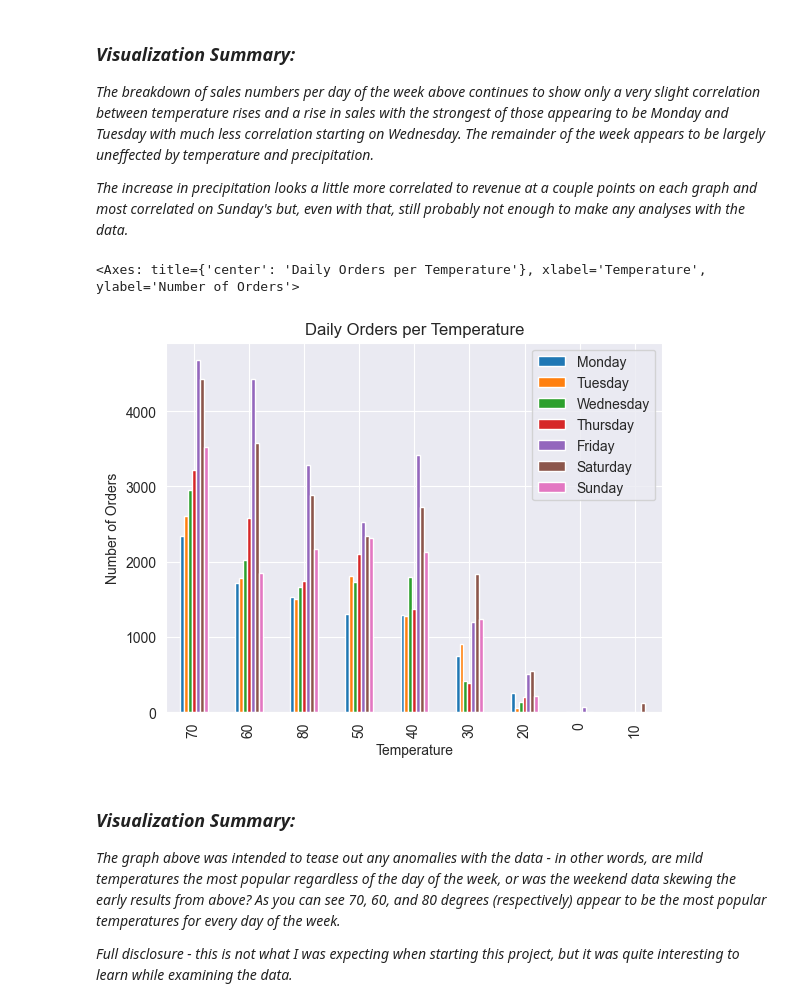
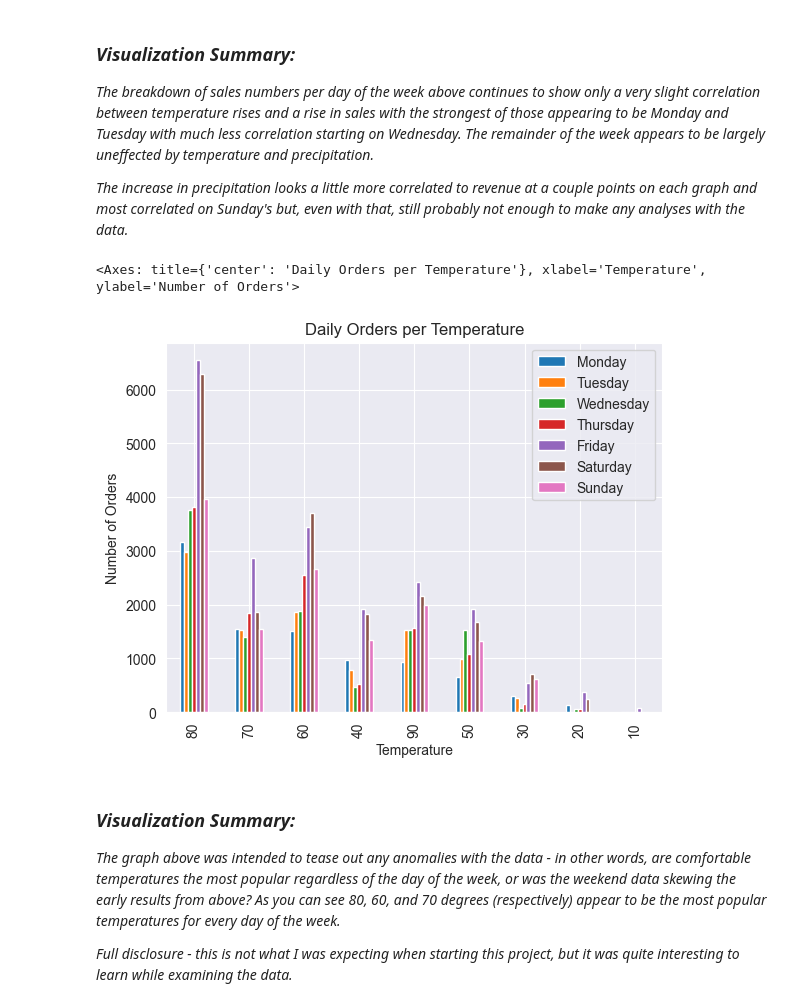
Before and after one commit to robertdfraley/PizzaWeatherPatterns, a Jupyter notebook: PizzaWeatherPattern.ipynb, the cells around one changed output. Drawn from its saved outputs; the diff is of its cells as text; code cells hidden in the pictures.

```diff
--- a/PizzaWeatherPattern.ipynb
+++ b/PizzaWeatherPattern.ipynb
@@ -44,11 +42,11 @@ pizza_file.head()
 ### Cleaning and Prepping Data
 # %%
 # Adding step to round values for early basic calculations
-gold_weather_file.temp = gold_weather_file.temp.round(-1)
+gold_weather_file.tempmax = gold_weather_file.tempmax.round(-1)
 gold_weather_file.precip = gold_weather_file.precip.round(2)
 
 # Renaming column names to reflect these as "adjusted" and to prevent confusion from original values
-weather_file.rename(columns={"temp":"adj_temp", "precip":"adj_precip"}, inplace=True)
+weather_file.rename(columns={"tempmax":"adj_tempmax", "precip":"adj_precip"}, inplace=True)
 
 # Sample readout to confirm the above changes were successful
 weather_file.head()
@@ -63,8 +61,8 @@ weather_file.head()
 # %%
 # Cleaning data ahead of the merge to limit the amount of data in our merged dataframe
 pizza_file.drop(['OrdVoidDate', 'OrdTaxExemptID', 'OrdOnlineOrderID', 'PmtType', 'OrdServiceType'],axis=1,inplace=True)
-weather_file.drop(['name', 'icon', 'stations', 'sunrise', 'sunset', 'moonphase', 'conditions', 'description', 'tempmax', 'tempmin', 'feelslike', 'feelslikemax', 'feelslikemin', 'humidity', 'dew'],axis=1,inplace=True)
-gold_weather_file.drop(['name', 'icon', 'stations', 'sunrise', 'sunset', 'moonphase', 'conditions', 'description', 'tempmax', 'tempmin', 'feelslike', 'feelslikemax', 'feelslikemin', 'humidity', 'dew'],axis=1,inplace=True)
+weather_file.drop(['name', 'icon', 'stations', 'sunrise', 'sunset', 'moonphase', 'conditions', 'description', 'tempmin', 'feelslike', 'feelslikemax', 'feelslikemin', 'humidity', 'dew'],axis=1,inplace=True)
+gold_weather_file.drop(['name', 'icon', 'stations', 'sunrise', 'sunset', 'moonphase', 'conditions', 'description', 'tempmin', 'feelslike', 'feelslikemax', 'feelslikemin', 'humidity', 'dew'],axis=1,inplace=True)
 
 
 # Sample readout of pizza data file to ensure data looks as expected
@@ -322,47 +320,47 @@ sunday_sales_df.plot(xlabel='Day Number', title="Revenue & Temperature Daily Tre
 # Steps to create dataframes for daily pizza sales per temperature, rounded to the nearest 10 degrees
 
 # Limiting the columns used to only those required for visualization
-gold_lim_data = gold_combined_dataset[["BusDate", "DayofWeek", "temp"]]
+gold_lim_data = gold_combined_dataset[["BusDate", "DayofWeek", "tempmax"]]
 
 # Dataframes created for each day of the week
 fri_sel = (gold_lim_data.DayofWeek == "Friday")
 fri_gold = gold_lim_data[fri_sel]
 sat_sel = (gold_lim_data.DayofWeek == "Saturday")
 sat_gold = gold_lim_data[sat_sel]
 sun_sel = (gold_lim_data.DayofWeek == "Sunday")
 sun_gold = gold_lim_data[sun_sel]
 mon_sel = (gold_lim_data.DayofWeek == "Monday")
 mon_gold = gold_lim_data[mon_sel]
 tue_sel = (gold_lim_data.DayofWeek == "Tuesday")
 tue_gold = gold_lim_data[tue_sel]
 wed_sel = (gold_lim_data.DayofWeek == "Wednesday")
 wed_gold = gold_lim_data[wed_sel]
 thu_sel = (gold_lim_data.DayofWeek == "Thursday")
 thu_gold = gold_lim_data[thu_sel]
 
 #Grouping data to show most popular temperature by day
-mon_gold_avgtemp = mon_gold.temp.value_counts()
-tue_gold_avgtemp = tue_gold.temp.value_counts()
-wed_gold_avgtemp = wed_gold.temp.value_counts()
-thu_gold_avgtemp = thu_gold.temp.value_counts()
-fri_gold_avgtemp = fri_gold.temp.value_counts()
-sat_gold_avgtemp = sat_gold.temp.value_counts()
-sun_gold_avgtemp = sun_gold.temp.value_counts()
+mon_gold_avgtemp = mon_gold.tempmax.value_counts()
+tue_gold_avgtemp = tue_gold.tempmax.value_counts()
+wed_gold_avgtemp = wed_gold.tempmax.value_counts()
+thu_gold_avgtemp = thu_gold.tempmax.value_counts()
+fri_gold_avgtemp = fri_gold.tempmax.value_counts()
+sat_gold_avgtemp = sat_gold.tempmax.value_counts()
+sun_gold_avgtemp = sun_gold.tempmax.value_counts()
 
 # Building dataframe to populate stacked bar chart to display orders per day at each temperature
 overall_gold_avgtemp = pd.concat([mon_gold_avgtemp, tue_gold_avgtemp, wed_gold_avgtemp, thu_gold_avgtemp, fri_gold_avgtemp, sat_gold_avgtemp, sun_gold_avgtemp], axis=1)
 
 # Renaming columns for proper labeling in the chart
 overall_gold_avgtemp.columns = ["Monday","Tuesday","Wednesday", "Thursday", "Friday", "Saturday", "Sunday"]
 
 # Command to build visualization
 overall_gold_avgtemp.plot(kind='bar', xlabel='Temperature', ylabel='Number of Orders', title="Daily Orders per Temperature")
 # %% [output]
 <Axes: title={'center': 'Daily Orders per Temperature'}, xlabel='Temperature', ylabel='Number of Orders'>
-[figure, old version]
+[figure, new version]
 # %% [markdown]
 ### *Visualization Summary:*
 
-*The graph above was intended to tease out any anomalies with the data - in other words, are mild temperatures the most popular regardless of the day of the week, or was the weekend data skewing the early results from above? As you can see 70, 60, and 80 degrees (respectively) appear to be the most popular temperatures for every day of the week.*
+*The graph above was intended to tease out any anomalies with the data - in other words, are comfortable temperatures the most popular regardless of the day of the week, or was the weekend data skewing the early results from above? As you can see 80, 60, and 70 degrees (respectively) appear to be the most popular temperatures for every day of the week.*
 
 *Full disclosure - this is not what I was expecting when starting this project, but it was quite interesting to learn while examining the data.*
```
Also changed, not shown: parts of 11 cells of this notebook, 1 other file.
